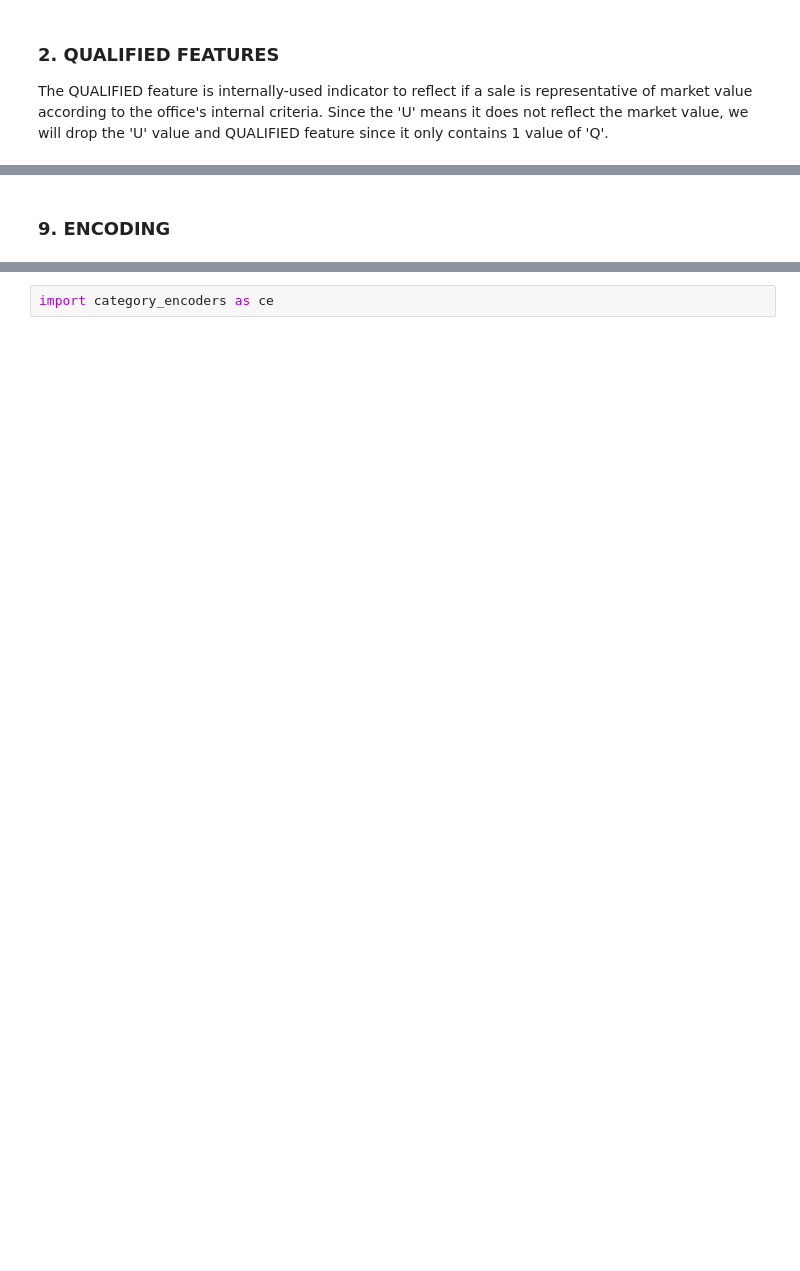
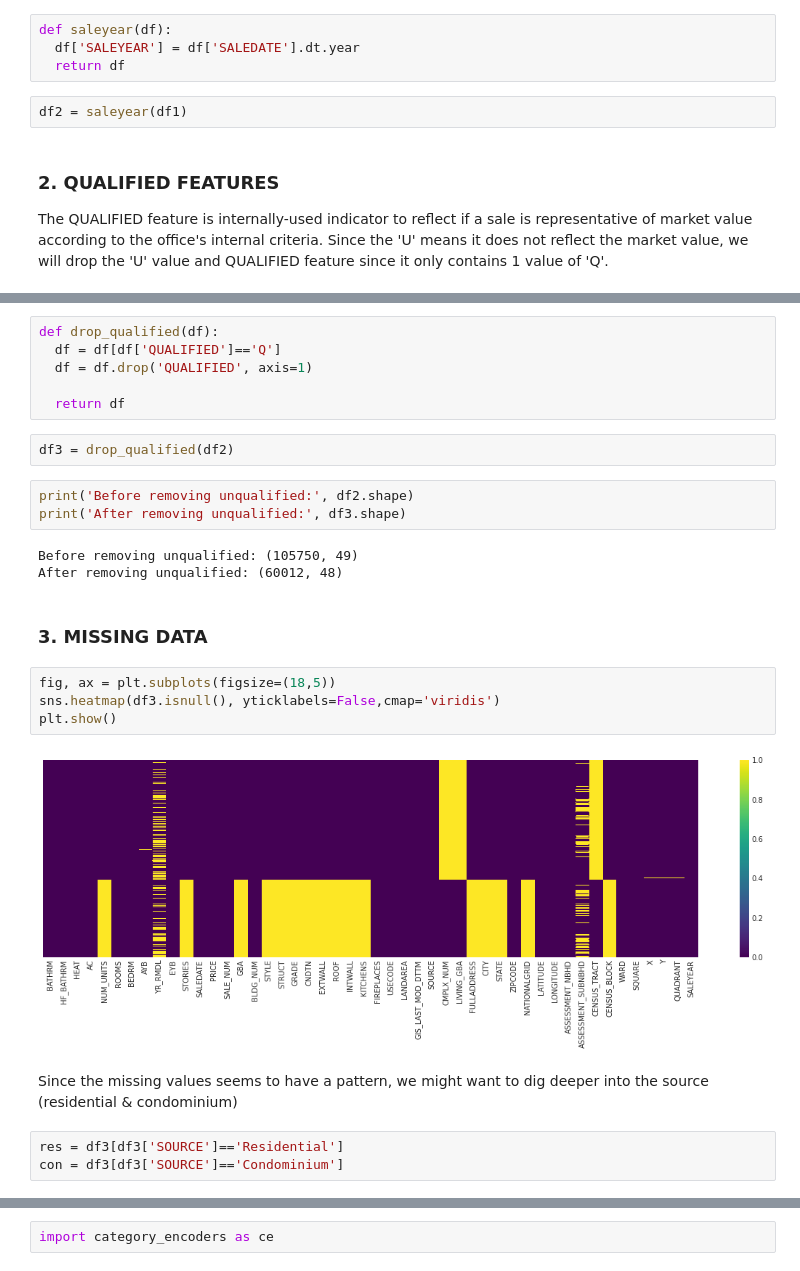
Before and after one commit to elvanselvano/purwadhika-final-project, a Jupyter notebook: notebooks/04_preprocessing.ipynb, the cells around one changed output, grey strips where cells are left out. Drawn from its saved outputs; the diff is of its cells as text; blank space fills up the shorter version.

```diff
--- a/notebooks/04_preprocessing.ipynb
+++ b/notebooks/04_preprocessing.ipynb
@@ -42,3 +58,9 @@ df['SALEDATE'] = pd.to_datetime(df['SALEDATE'])
+# %%
+def saleyear(df):
+  df['SALEYEAR'] = df['SALEDATE'].dt.year
+  return df
+# %%
+df2 = saleyear(df1)
 # %% [markdown]
 ### 2. QUALIFIED FEATURES
 
@@ -245,2 +68,27 @@ df_clean_9.shape
-# %% [markdown]
-### 9. ENCODING
+# %%
+def drop_qualified(df):
+  df = df[df['QUALIFIED']=='Q']
+  df = df.drop('QUALIFIED', axis=1)
+
+  return df
+# %%
+df3 = drop_qualified(df2)
+# %%
+print('Before removing unqualified:', df2.shape)
+print('After removing unqualified:', df3.shape)
+# %% [output]
+Before removing unqualified: (105750, 49)
+After removing unqualified: (60012, 48)
+# %% [markdown]
+### 3. MISSING DATA
+# %%
+fig, ax = plt.subplots(figsize=(18,5))
+sns.heatmap(df3.isnull(), yticklabels=False,cmap='viridis')
+plt.show()
+# %% [output]
+[figure, added]
+# %% [markdown]
+Since the missing values seems to have a pattern, we might want to dig deeper into the source (residential & condominium)
+# %%
+res = df3[df3['SOURCE']=='Residential']
+con = df3[df3['SOURCE']=='Condominium']
```
Also changed, not shown: parts of 125 cells of this notebook, 3 other files.
